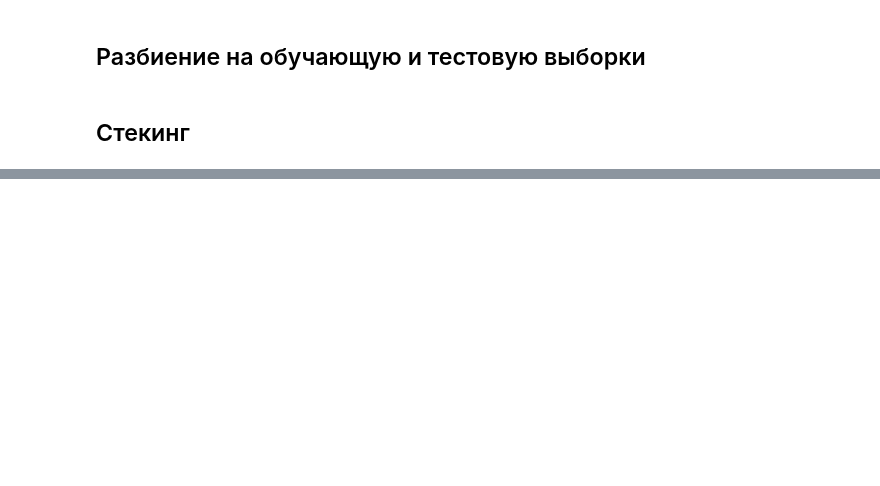
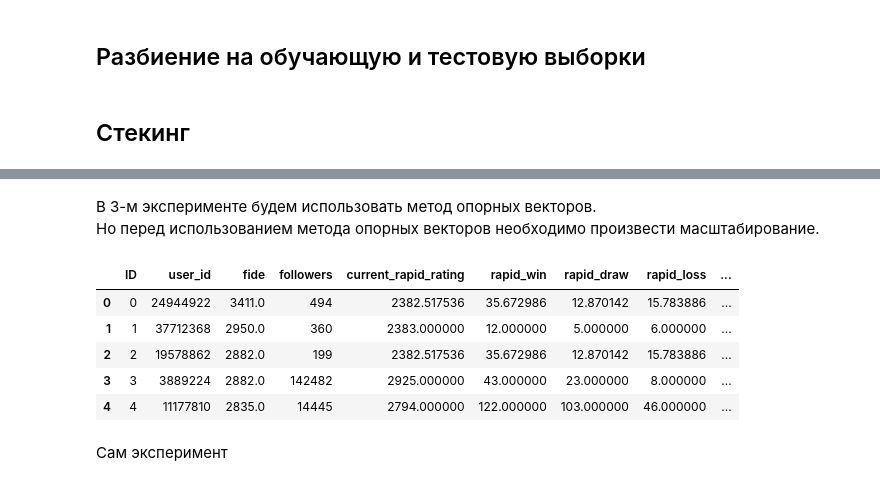
Before and after one commit to dj1vs/ml, a Jupyter notebook: ensembles_2.ipynb, the cells around one changed output, grey strips where cells are left out. Saved outputs shown, nothing was run; the diff lists cells and outputs as text; code cells hidden in the pictures; blank space fills up the shorter version.

```diff
--- a/ensembles_2.ipynb
+++ b/ensembles_2.ipynb
@@ -91,7 +91,7 @@ sns.heatmap(df[num_cols].corr(method='pearson'), ax=ax, annot=True, fmt='.2f')
 # %%
 from sklearn.model_selection import train_test_split
 
-x_df = df[num_cols].drop(columns='highest_rapid_rating') # числовые колонки
+x_df = df[num_cols].drop(columns=['highest_rapid_rating', 'ID', 'user_id']) # числовые колонки
 
 y_df = df['highest_rapid_rating'] # колонка с закодированной лигой
 
@@ -167,0 +177,12 @@ NameError: name 'stack_ds' is not defined
+# %% [markdown]
+В 3-м эксперименте будем использовать метод опорных векторов.
+Но перед использованием метода опорных векторов необходимо произвести масштабирование.
+# %%
+x_df.head()
+# %% [output]
+|  | ID | user_id | fide | followers | current_rapid_rating | rapid_win | rapid_draw | rapid_loss | ... |
+| 0 | 0 | 24944922 | 3411.0 | 494 | 2382.517536 | 35.672986 | 12.870142 | 15.783886 | ... |
+| 1 | 1 | 37712368 | 2950.0 | 360 | 2383.000000 | 12.000000 | 5.000000 | 6.000000 | ... |
+| 2 | 2 | 19578862 | 2882.0 | 199 | 2382.517536 | 35.672986 | 12.870142 | 15.783886 | ... |
+| 3 | 3 | 3889224 | 2882.0 | 142482 | 2925.000000 | 43.000000 | 23.000000 | 8.000000 | ... |
+| 4 | 4 | 11177810 | 2835.0 | 14445 | 2794.000000 | 122.000000 | 103.000000 | 46.000000 | ... |
@@ -167,0 +196,2 @@ NameError: name 'stack_ds' is not defined
+# %% [markdown]
+Сам эксперимент
```
Also changed, not shown: parts of 11 cells of this notebook.
